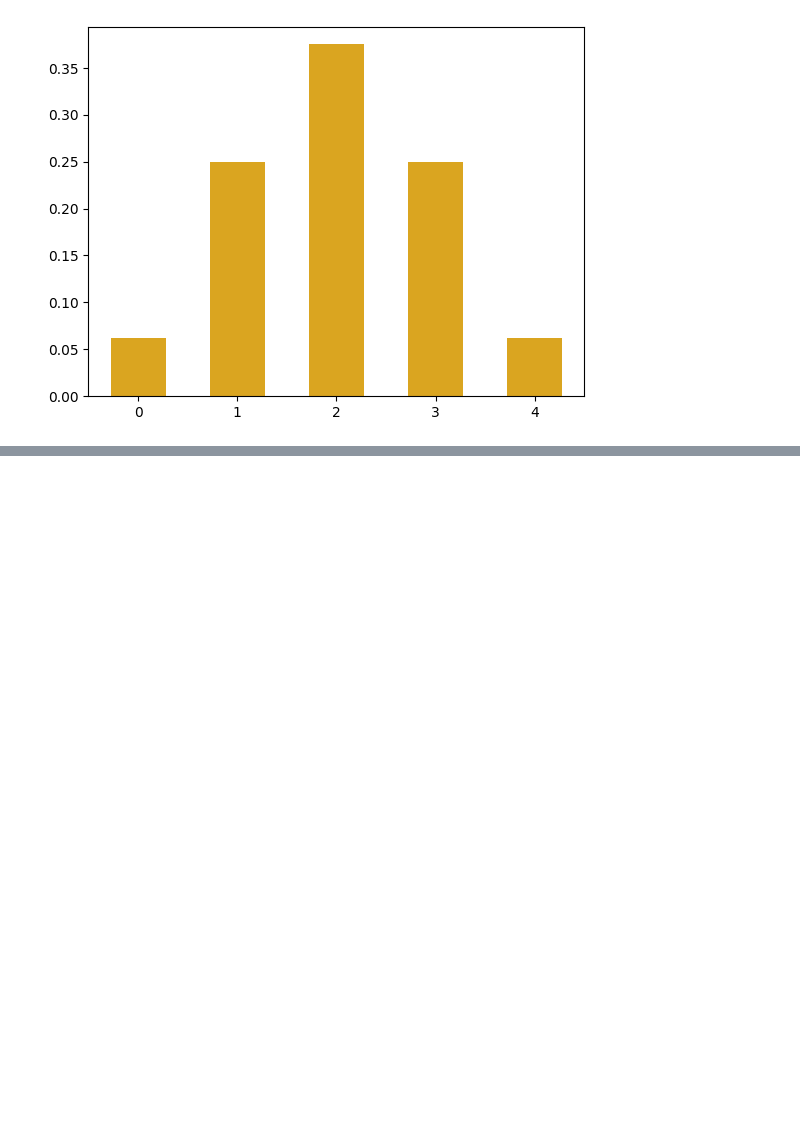
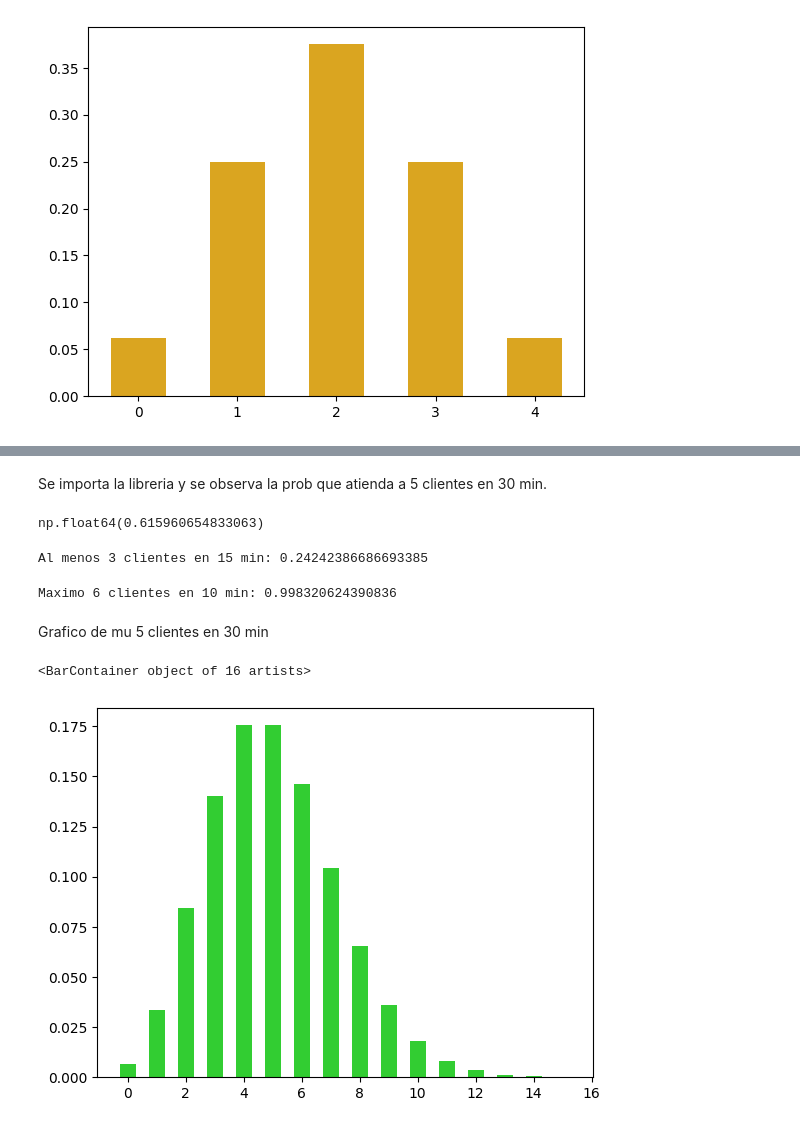
Before and after one commit to EzeGB/PythonExcercises, a Jupyter notebook: practica3DiplomadoCD.ipynb, the cells around one changed output, grey strips where cells are left out. Saved outputs shown, nothing was run; the diff lists cells and outputs as text; code cells hidden in the pictures; blank space fills up the shorter version.

```diff
--- a/practica3DiplomadoCD.ipynb
+++ b/practica3DiplomadoCD.ipynb
@@ -79,0 +89,32 @@ plt.bar(h, prob, width=0.55, color='goldenrod')
+# %% [markdown]
+Se importa la libreria y se observa la prob que atienda a 5 clientes en 30 min.
+# %%
+from scipy.stats import poisson
+media_30_min = 5
+poi30 = poisson(media_30_min)
+poi30.cdf(5)
+# %% [output]
+np.float64(0.615960654833063)
+# %%
+poi15 = poisson(media_30_min/2)
+print('Al menos 3 clientes en 15 min:',(1 - poi15.cdf(3)))
+# %% [output]
+Al menos 3 clientes en 15 min: 0.24242386686693385
+# %%
+poi10 = poisson(media_30_min/3)
+print('Maximo 6 clientes en 10 min:',poi10.cdf(6))
+# %% [output]
+Maximo 6 clientes en 10 min: 0.998320624390836
+# %% [markdown]
+Grafico de mu 5 clientes en 30 min
+# %%
+import numpy as np
+import matplotlib.pyplot as plt
+
+x = np.arange (0, 15 +1)
+y30 = [poi30.pmf(x) for x in x]
+
+plt.bar(x, y30, width=0.55, color='limegreen')
+# %% [output]
+<BarContainer object of 16 artists>
+[figure, added]
```
Also changed, not shown: parts of 6 cells of this notebook.
